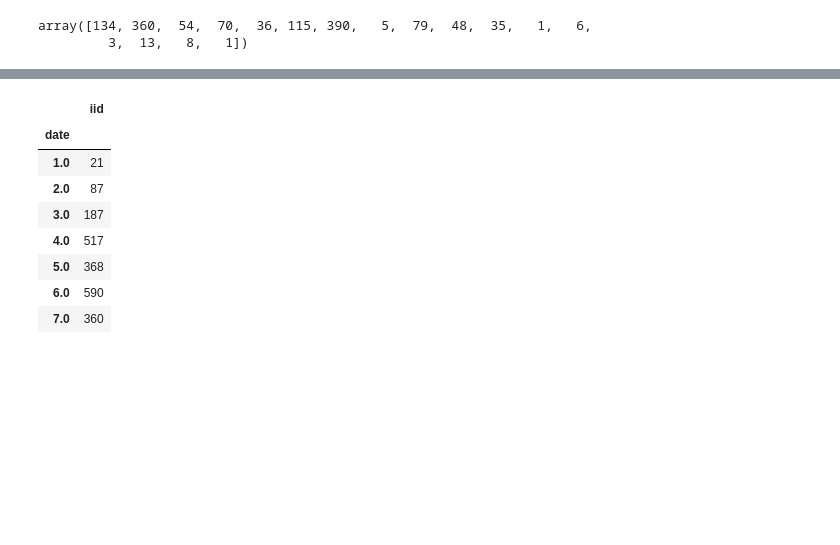
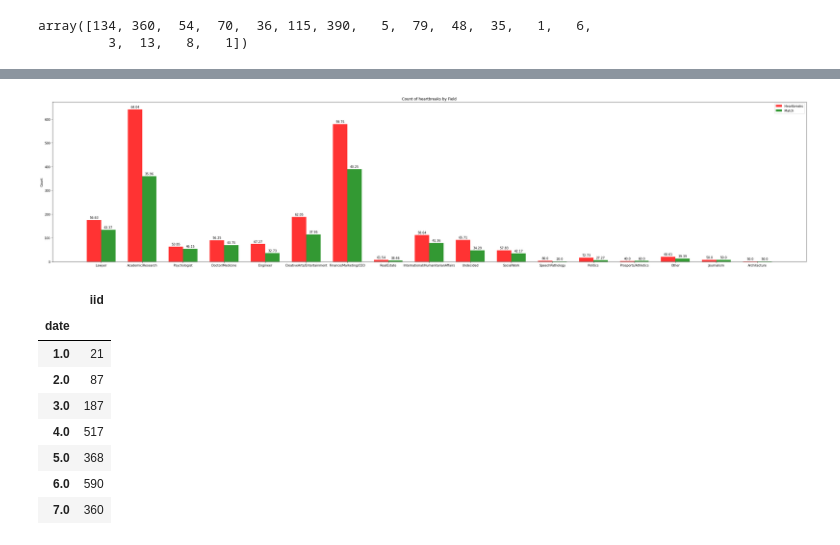
Before and after one commit to ZoziLaMalice/speed_dating, a Jupyter notebook: Notebook/first_cleaning_&_analyse.ipynb, the cells around one changed output, grey strips where cells are left out. Saved outputs shown, nothing was run; the diff lists cells and outputs as text; code cells hidden in the pictures; blank space fills up the shorter version.

Commit message:
correction of viz about field

```diff
--- a/Notebook/first_cleaning_&_analyse.ipynb
+++ b/Notebook/first_cleaning_&_analyse.ipynb
@@ -499,3 +510,64 @@ plt.show()
+# %%
+plt.figure(figsize=(35, 8))
+index = np.arange(len(np.array(chart_data_2.iid)))
+bar_width = 0.35
+opacity = 0.8
+
+bar1 = plt.bar(index, np.array(chart_data.iid), bar_width,
+alpha=opacity,
+color='red',
+label='Heartbreaks')
+
+bar2 = plt.bar(index + bar_width, np.array(chart_data_2.iid), bar_width,
+alpha=opacity,
+color='green',
+label='Match')
+
+plt.text(index[0], np.array(chart_data.iid)[0]+10, np.round(np.array(chart_data.iid)[0]/(np.array(chart_data.iid)[0]+np.array(chart_data_2.iid)[0]) * 100, 2), ha="center", va="center")
+plt.text(index[0] + bar_width, np.array(chart_data_2.iid)[0]+10, np.round(np.array(chart_data_2.iid)[0]/(np.array(chart_data.iid)[0]+np.array(chart_data_2.iid)[0]) * 100, 2), ha="center", va="center")
+plt.text(index[1], np.array(chart_data.iid)[1]+10, np.round(np.array(chart_data.iid)[1]/(np.array(chart_data.iid)[1]+np.array(chart_data_2.iid)[1]) * 100, 2), ha="center", va="center")
+plt.text(index[1] + bar_width, np.array(chart_data_2.iid)[1]+10, np.round(np.array(chart_data_2.iid)[1]/(np.array(chart_data.iid)[1]+np.array(chart_data_2.iid)[1]) * 100, 2), ha="center", va="center")
+plt.text(index[2], np.array(chart_data.iid)[2]+10, np.round(np.array(chart_data.iid)[2]/(np.array(chart_data.iid)[2]+np.array(chart_data_2.iid)[2]) * 100, 2), ha="center", va="center")
+plt.text(index[2] + bar_width, np.array(chart_data_2.iid)[2]+10, np.round(np.array(chart_data_2.iid)[2]/(np.array(chart_data.iid)[2]+np.array(chart_data_2.iid)[2]) * 100, 2), ha="center", va="center")
+plt.text(index[3], np.array(chart_data.iid)[3]+10, np.round(np.array(chart_data.iid)[3]/(np.array(chart_data.iid)[3]+np.array(chart_data_2.iid)[3]) * 100, 2), ha="center", va="center")
+plt.text(index[3] + bar_width, np.array(chart_data_2.iid)[3]+10, np.round(np.array(chart_data_2.iid)[3]/(np.array(chart_data.iid)[3]+np.array(chart_data_2.iid)[3]) * 100, 2), ha="center", va="center")
+plt.text(index[4], np.array(chart_data.iid)[4]+10, np.round(np.array(chart_data.iid)[4]/(np.array(chart_data.iid)[4]+np.array(chart_data_2.iid)[4]) * 100, 2), ha="center", va="center")
+plt.text(index[4] + bar_width, np.array(chart_data_2.iid)[4]+10, np.round(np.array(chart_data_2.iid)[4]/(np.array(chart_data.iid)[4]+np.array(chart_data_2.iid)[4]) * 100, 2), ha="center", va="center")
+plt.text(index[5], np.array(chart_data.iid)[5]+10, np.round(np.array(chart_data.iid)[5]/(np.array(chart_data.iid)[5]+np.array(chart_data_2.iid)[5]) * 100, 2), ha="center", va="center")
+plt.text(index[5] + bar_width, np.array(chart_data_2.iid)[5]+10, np.round(np.array(chart_data_2.iid)[5]/(np.array(chart_data.iid)[5]+np.array(chart_data_2.iid)[5]) * 100, 2), ha="center", va="center")
+plt.text(index[6], np.array(chart_data.iid)[6]+10, np.round(np.array(chart_data.iid)[6]/(np.array(chart_data.iid)[6]+np.array(chart_data_2.iid)[6]) * 100, 2), ha="center", va="center")
+plt.text(index[6] + bar_width, np.array(chart_data_2.iid)[6]+10, np.round(np.array(chart_data_2.iid)[6]/(np.array(chart_data.iid)[6]+np.array(chart_data_2.iid)[6]) * 100, 2), ha="center", va="center")
+plt.text(index[7], np.array(chart_data.iid)[7]+10, np.round(np.array(chart_data.iid)[7]/(np.array(chart_data.iid)[7]+np.array(chart_data_2.iid)[7]) * 100, 2), ha="center", va="center")
+plt.text(index[7] + bar_width, np.array(chart_data_2.iid)[7]+10, np.round(np.array(chart_data_2.iid)[7]/(np.array(chart_data.iid)[7]+np.array(chart_data_2.iid)[7]) * 100, 2), ha="center", va="center")
+plt.text(index[8], np.array(chart_data.iid)[8]+10, np.round(np.array(chart_data.iid)[8]/(np.array(chart_data.iid)[8]+np.array(chart_data_2.iid)[8]) * 100, 2), ha="center", va="center")
+plt.text(index[8] + bar_width, np.array(chart_data_2.iid)[8]+10, np.round(np.array(chart_data_2.iid)[8]/(np.array(chart_data.iid)[8]+np.array(chart_data_2.iid)[8]) * 100, 2), ha="center", va="center")
+plt.text(index[9], np.array(chart_data.iid)[9]+10, np.round(np.array(chart_data.iid)[9]/(np.array(chart_data.iid)[9]+np.array(chart_data_2.iid)[9]) * 100, 2), ha="center", va="center")
+plt.text(index[9] + bar_width, np.array(chart_data_2.iid)[9]+10, np.round(np.array(chart_data_2.iid)[9]/(np.array(chart_data.iid)[9]+np.array(chart_data_2.iid)[9]) * 100, 2), ha="center", va="center")
+plt.text(index[10], np.array(chart_data.iid)[10]+10, np.round(np.array(chart_data.iid)[10]/(np.array(chart_data.iid)[10]+np.array(chart_data_2.iid)[10]) * 100, 2), ha="center", va="center")
+plt.text(index[10] + bar_width, np.array(chart_data_2.iid)[10]+10, np.round(np.array(chart_data_2.iid)[10]/(np.array(chart_data.iid)[10]+np.array(chart_data_2.iid)[10]) * 100, 2), ha="center", va="center")
+plt.text(index[11], np.array(chart_data.iid)[11]+10, np.round(np.array(chart_data.iid)[11]/(np.array(chart_data.iid)[11]+np.array(chart_data_2.iid)[11]) * 100, 2), ha="center", va="center")
+plt.text(index[11] + bar_width, np.array(chart_data_2.iid)[11]+10, np.round(np.array(chart_data_2.iid)[11]/(np.array(chart_data.iid)[11]+np.array(chart_data_2.iid)[11]) * 100, 2), ha="center", va="center")
+plt.text(index[12], np.array(chart_data.iid)[12]+10, np.round(np.array(chart_data.iid)[12]/(np.array(chart_data.iid)[12]+np.array(chart_data_2.iid)[12]) * 100, 2), ha="center", va="center")
+plt.text(index[12] + bar_width, np.array(chart_data_2.iid)[12]+10, np.round(np.array(chart_data_2.iid)[12]/(np.array(chart_data.iid)[12]+np.array(chart_data_2.iid)[12]) * 100, 2), ha="center", va="center")
+plt.text(index[13], np.array(chart_data.iid)[13]+10, np.round(np.array(chart_data.iid)[13]/(np.array(chart_data.iid)[13]+np.array(chart_data_2.iid)[13]) * 100, 2), ha="center", va="center")
+plt.text(index[13] + bar_width, np.array(chart_data_2.iid)[13]+10, np.round(np.array(chart_data_2.iid)[13]/(np.array(chart_data.iid)[13]+np.array(chart_data_2.iid)[13]) * 100, 2), ha="center", va="center")
+plt.text(index[14], np.array(chart_data.iid)[14]+10, np.round(np.array(chart_data.iid)[14]/(np.array(chart_data.iid)[14]+np.array(chart_data_2.iid)[14]) * 100, 2), ha="center", va="center")
+plt.text(index[14] + bar_width, np.array(chart_data_2.iid)[14]+10, np.round(np.array(chart_data_2.iid)[14]/(np.array(chart_data.iid)[14]+np.array(chart_data_2.iid)[14]) * 100, 2), ha="center", va="center")
+plt.text(index[15], np.array(chart_data.iid)[15]+10, np.round(np.array(chart_data.iid)[15]/(np.array(chart_data.iid)[15]+np.array(chart_data_2.iid)[15]) * 100, 2), ha="center", va="center")
+plt.text(index[15] + bar_width, np.array(chart_data_2.iid)[15]+10, np.round(np.array(chart_data_2.iid)[15]/(np.array(chart_data.iid)[15]+np.array(chart_data_2.iid)[15]) * 100, 2), ha="center", va="center")
+plt.text(index[16], np.array(chart_data.iid)[16]+10, np.round(np.array(chart_data.iid)[16]/(np.array(chart_data.iid)[16]+np.array(chart_data_2.iid)[16]) * 100, 2), ha="center", va="center")
+plt.text(index[16] + bar_width, np.array(chart_data_2.iid)[16]+10, np.round(np.array(chart_data_2.iid)[16]/(np.array(chart_data.iid)[16]+np.array(chart_data_2.iid)[16]) * 100, 2), ha="center", va="center")
+
+plt.ylabel('Count')
+plt.title('Count of heartbreaks by Field')
+plt.xticks(index + bar_width/2, ['Lawyer', 'Academic/Research', 'Psychologist', 'Doctor/Medicine', 'Engineer', 'CreativeArts/Entertainment', 'Finance/Marketing/CEO', 'RealEstate', 'International/HumanitarianAffairs', 'Undecided', 'SocialWork', 'SpeechPathology', 'Politics', 'Prosports/Athletics', 'Other', 'Journalism', 'Architecture'])
+plt.legend()
+
+
+plt.tight_layout()
+plt.show()
+# %% [output]
+[figure, added]
 # %%
 heart_breack = full_data.query("dec == 1 & dec_o == 0")
 hd = heart_breack[["date", "iid"]]
```
Also changed, not shown: parts of 9 cells of this notebook.
